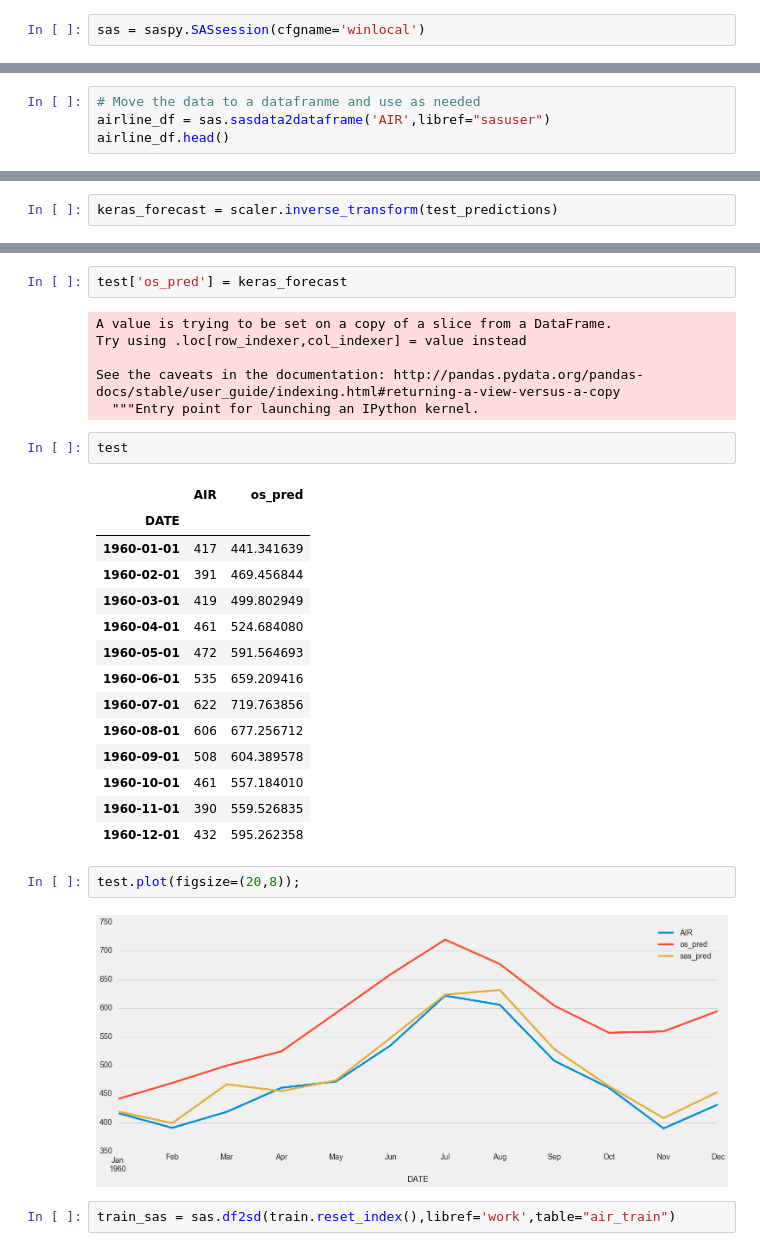
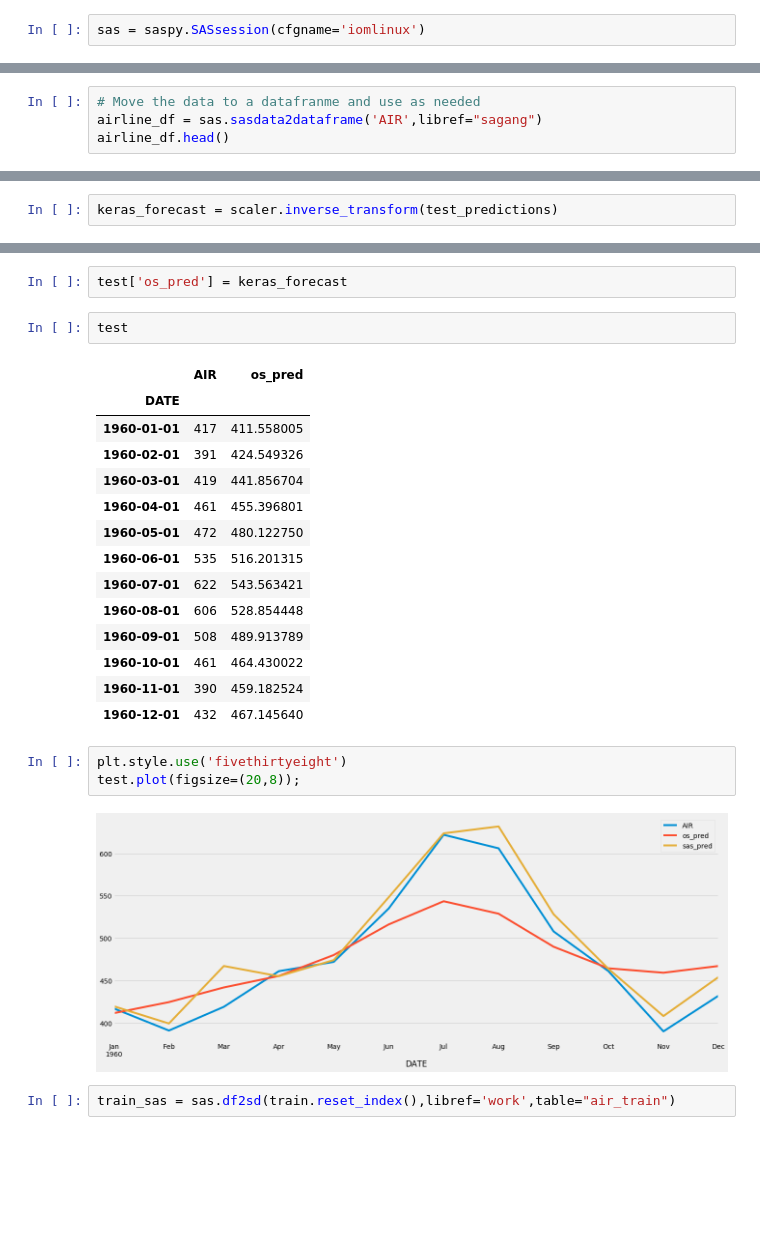
Before and after one commit to datasciencemonkey/saspy_demo, a Jupyter notebook: SASPy-ForecastingIntro.ipynb, the cells around one changed output, grey strips where cells are left out. Saved outputs shown, nothing was run; the diff lists cells and outputs as text; blank space fills up the shorter version.

```diff
--- a/SASPy-ForecastingIntro.ipynb
+++ b/SASPy-ForecastingIntro.ipynb
@@ -15,5 +17,5 @@ sys.version
 import pandas as pd
 from IPython.display import HTML
 # %%
-sas = saspy.SASsession(cfgname='winlocal')
+sas = saspy.SASsession(cfgname='iomlinux')
 # %% [output]
@@ -133,7 +152,7 @@ airline_forecast_sas.tail(10)
 | 9 | 1961-06-01 | 431.958071 |
 # %%
 # Move the data to a datafranme and use as needed
-airline_df = sas.sasdata2dataframe('AIR',libref="sasuser")
+airline_df = sas.sasdata2dataframe('AIR',libref="sagang")
 airline_df.head()
 # %% [output]
 |  | DATE | AIR |
@@ -302,32 +321,27 @@ array([[441.3416391 ],
 # %%
 test['os_pred'] = keras_forecast
-# %% [output]
-A value is trying to be set on a copy of a slice from a DataFrame.
-Try using .loc[row_indexer,col_indexer] = value instead
-
-See the caveats in the documentation: http://pandas.pydata.org/pandas-docs/stable/user_guide/indexing.html#returning-a-view-versus-a-copy
-  """Entry point for launching an IPython kernel.
 # %%
 test
 # %% [output]
 |  | AIR | os_pred |
 | DATE |  |  |
-| 1960-01-01 | 417 | 441.341639 |
-| 1960-02-01 | 391 | 469.456844 |
-| 1960-03-01 | 419 | 499.802949 |
-| 1960-04-01 | 461 | 524.684080 |
-| 1960-05-01 | 472 | 591.564693 |
-| 1960-06-01 | 535 | 659.209416 |
-| 1960-07-01 | 622 | 719.763856 |
-| 1960-08-01 | 606 | 677.256712 |
-| 1960-09-01 | 508 | 604.389578 |
-| 1960-10-01 | 461 | 557.184010 |
-| 1960-11-01 | 390 | 559.526835 |
-| 1960-12-01 | 432 | 595.262358 |
+| 1960-01-01 | 417 | 411.558005 |
+| 1960-02-01 | 391 | 424.549326 |
+| 1960-03-01 | 419 | 441.856704 |
+| 1960-04-01 | 461 | 455.396801 |
+| 1960-05-01 | 472 | 480.122750 |
+| 1960-06-01 | 535 | 516.201315 |
+| 1960-07-01 | 622 | 543.563421 |
+| 1960-08-01 | 606 | 528.854448 |
+| 1960-09-01 | 508 | 489.913789 |
+| 1960-10-01 | 461 | 464.430022 |
+| 1960-11-01 | 390 | 459.182524 |
+| 1960-12-01 | 432 | 467.145640 |
 # %%
+plt.style.use('fivethirtyeight')
 test.plot(figsize=(20,8));
 # %% [output]
-[figure, old version]
+[figure, new version]
 # %%
 train_sas = sas.df2sd(train.reset_index(),libref='work',table="air_train")
 # %%
```
Also changed, not shown: parts of 22 cells of this notebook, 1 other file.
